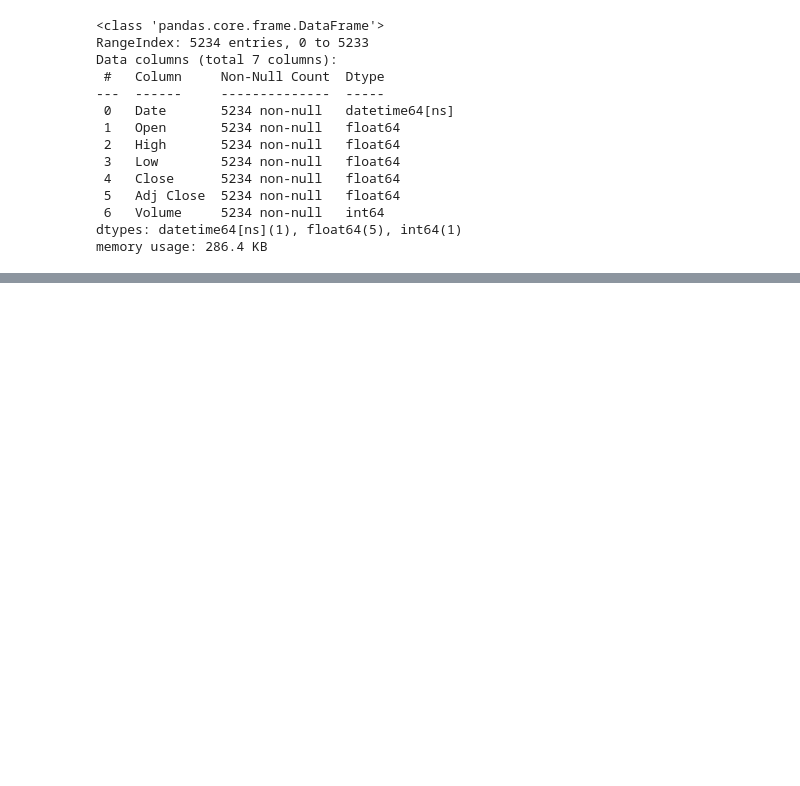
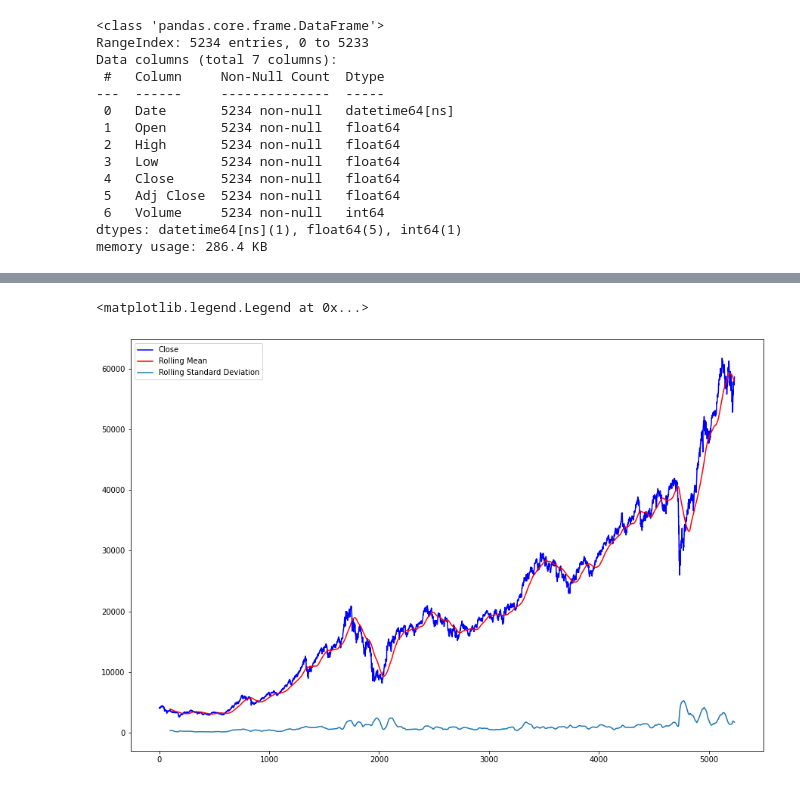
Before and after one commit to chaitsugale/Stock-Market-Prediction-The-Spark-Foundation-, a Jupyter notebook: Stock_Market_Prediction_Using_Numerical_and_Textual_Analysis(The_Spark_Foundation).ipynb, the cells around one changed output, grey strips where cells are left out. Saved outputs shown, nothing was run; the diff lists cells and outputs as text; code cells hidden in the pictures; blank space fills up the shorter version.

```diff
--- a/Stock_Market_Prediction_Using_Numerical_and_Textual_Analysis(The_Spark_Foundation).ipynb
+++ b/Stock_Market_Prediction_Using_Numerical_and_Textual_Analysis(The_Spark_Foundation).ipynb
@@ -187,0 +209,14 @@ bse_stock_weekly_moving_avg(70,bse_data).plot()
+# %%
+#Plotting moving average for window 100
+bse_close = bse_data['Close']
+ma_100 = bse_close.rolling(window = 100).mean()
+std_100 = bse_close.rolling(window = 100).std()
+
+plt.figure(figsize=(15, 10))
+bse_data['Close'].plot(color = 'b', label = 'Close')
+ma_100.plot(color = 'r', label = 'Rolling Mean')
+std_100.plot(label = 'Rolling Standard Deviation')
+plt.legend()
+# %% [output]
+<matplotlib.legend.Legend at 0x...>
+[figure, added]
```
Also changed, not shown: parts of 5 cells of this notebook.
